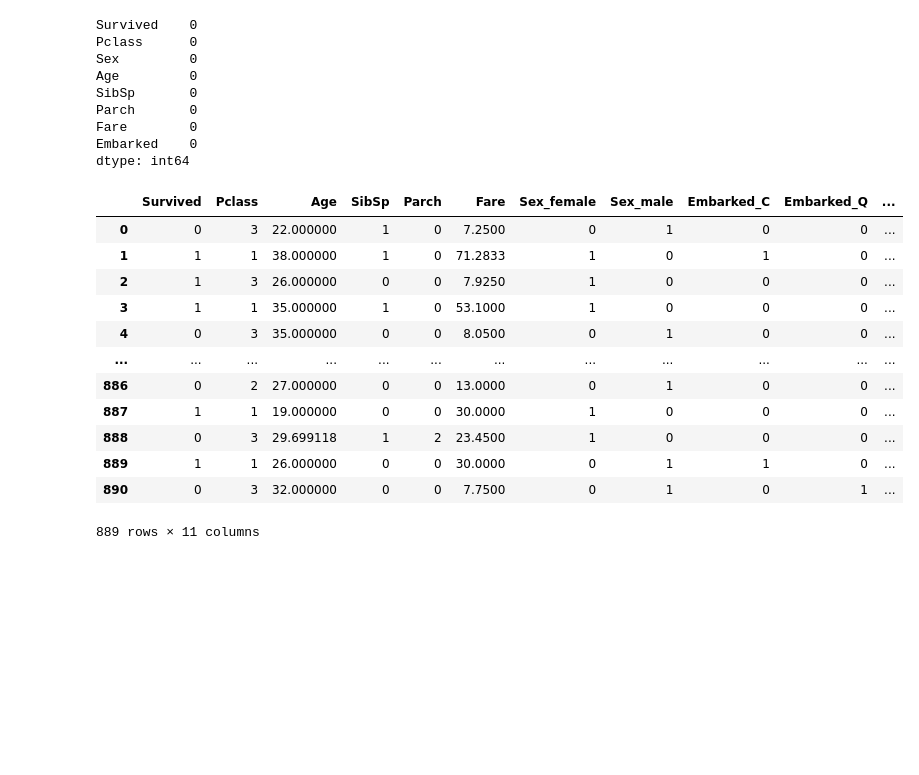
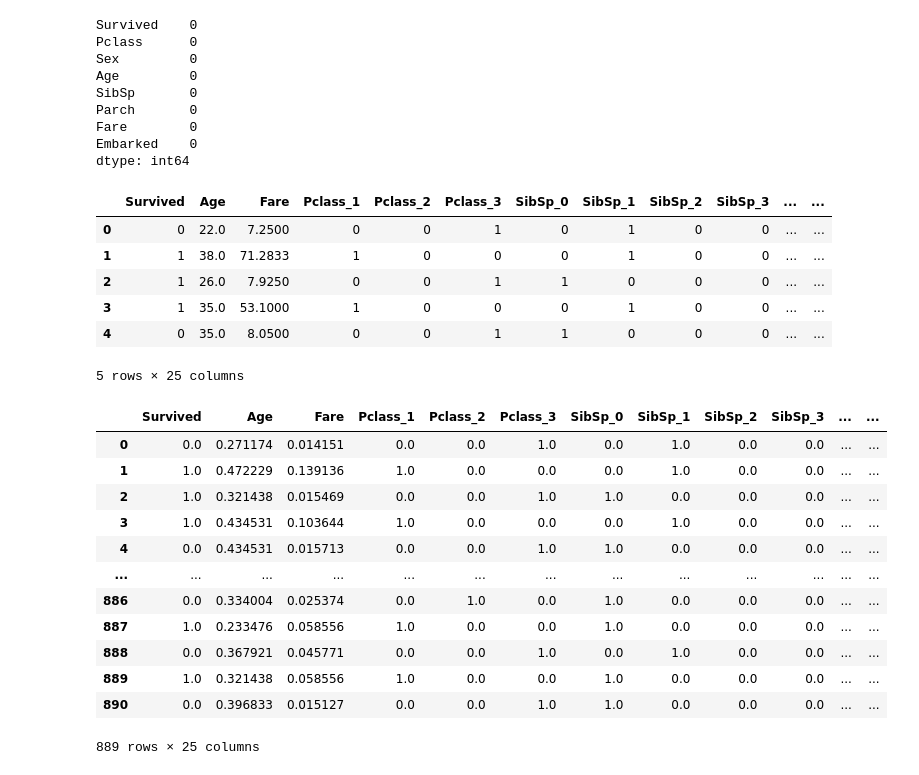
Before and after one commit to Insiares/simplon_datai_2025, a Jupyter notebook: regression_brief/Boosting/Train ML avec titanic.ipynb, the cells around one changed output. Drawn from its saved outputs; the diff is of its cells as text; code cells hidden in the pictures; blank space fills up the shorter version.

```diff
--- a/regression_brief/Boosting/Train ML avec titanic.ipynb
+++ b/regression_brief/Boosting/Train ML avec titanic.ipynb
@@ -69,19 +80,34 @@ Embarked    0
 dtype: int64
 # %%
 # beside fare and age, all others variables are categorical and should be encoded
-df= pd.get_dummies(df)
-df
+df= pd.get_dummies(data=df, columns=['Pclass', 'SibSp', 'Parch', 'Sex', 'Embarked'] )
+df.describe()
+df.head()
 # %% [output]
-|  | Survived | Pclass | Age | SibSp | Parch | Fare | Sex_female | Sex_male | Embarked_C | Embarked_Q | ... |
-| 0 | 0 | 3 | 22.000000 | 1 | 0 | 7.2500 | 0 | 1 | 0 | 0 | ... |
-| 1 | 1 | 1 | 38.000000 | 1 | 0 | 71.2833 | 1 | 0 | 1 | 0 | ... |
-| 2 | 1 | 3 | 26.000000 | 0 | 0 | 7.9250 | 1 | 0 | 0 | 0 | ... |
-| 3 | 1 | 1 | 35.000000 | 1 | 0 | 53.1000 | 1 | 0 | 0 | 0 | ... |
-| 4 | 0 | 3 | 35.000000 | 0 | 0 | 8.0500 | 0 | 1 | 0 | 0 | ... |
-| ... | ... | ... | ... | ... | ... | ... | ... | ... | ... | ... | ... |
-| 886 | 0 | 2 | 27.000000 | 0 | 0 | 13.0000 | 0 | 1 | 0 | 0 | ... |
-| 887 | 1 | 1 | 19.000000 | 0 | 0 | 30.0000 | 1 | 0 | 0 | 0 | ... |
-| 888 | 0 | 3 | 29.699118 | 1 | 2 | 23.4500 | 1 | 0 | 0 | 0 | ... |
-| 889 | 1 | 1 | 26.000000 | 0 | 0 | 30.0000 | 0 | 1 | 1 | 0 | ... |
-| 890 | 0 | 3 | 32.000000 | 0 | 0 | 7.7500 | 0 | 1 | 0 | 1 | ... |
+|  | Survived | Age | Fare | Pclass_1 | Pclass_2 | Pclass_3 | SibSp_0 | SibSp_1 | SibSp_2 | SibSp_3 | ... | ... |
+| 0 | 0 | 22.0 | 7.2500 | 0 | 0 | 1 | 0 | 1 | 0 | 0 | ... | ... |
+| 1 | 1 | 38.0 | 71.2833 | 1 | 0 | 0 | 0 | 1 | 0 | 0 | ... | ... |
+| 2 | 1 | 26.0 | 7.9250 | 0 | 0 | 1 | 1 | 0 | 0 | 0 | ... | ... |
+| 3 | 1 | 35.0 | 53.1000 | 1 | 0 | 0 | 0 | 1 | 0 | 0 | ... | ... |
+| 4 | 0 | 35.0 | 8.0500 | 0 | 0 | 1 | 1 | 0 | 0 | 0 | ... | ... |
-889 rows × 11 columns
+5 rows × 25 columns
+# %%
+# scaling data
+colonnes = df.columns
+scaler = MinMaxScaler()
+df[colonnes] = scaler.fit_transform(df)
+df
+# %% [output]
+|  | Survived | Age | Fare | Pclass_1 | Pclass_2 | Pclass_3 | SibSp_0 | SibSp_1 | SibSp_2 | SibSp_3 | ... | ... |
+| 0 | 0.0 | 0.271174 | 0.014151 | 0.0 | 0.0 | 1.0 | 0.0 | 1.0 | 0.0 | 0.0 | ... | ... |
+| 1 | 1.0 | 0.472229 | 0.139136 | 1.0 | 0.0 | 0.0 | 0.0 | 1.0 | 0.0 | 0.0 | ... | ... |
+| 2 | 1.0 | 0.321438 | 0.015469 | 0.0 | 0.0 | 1.0 | 1.0 | 0.0 | 0.0 | 0.0 | ... | ... |
+| 3 | 1.0 | 0.434531 | 0.103644 | 1.0 | 0.0 | 0.0 | 0.0 | 1.0 | 0.0 | 0.0 | ... | ... |
+| 4 | 0.0 | 0.434531 | 0.015713 | 0.0 | 0.0 | 1.0 | 1.0 | 0.0 | 0.0 | 0.0 | ... | ... |
+| ... | ... | ... | ... | ... | ... | ... | ... | ... | ... | ... | ... | ... |
+| 886 | 0.0 | 0.334004 | 0.025374 | 0.0 | 1.0 | 0.0 | 1.0 | 0.0 | 0.0 | 0.0 | ... | ... |
+| 887 | 1.0 | 0.233476 | 0.058556 | 1.0 | 0.0 | 0.0 | 1.0 | 0.0 | 0.0 | 0.0 | ... | ... |
+| 888 | 0.0 | 0.367921 | 0.045771 | 0.0 | 0.0 | 1.0 | 0.0 | 1.0 | 0.0 | 0.0 | ... | ... |
+| 889 | 1.0 | 0.321438 | 0.058556 | 1.0 | 0.0 | 0.0 | 1.0 | 0.0 | 0.0 | 0.0 | ... | ... |
+| 890 | 0.0 | 0.396833 | 0.015127 | 0.0 | 0.0 | 1.0 | 1.0 | 0.0 | 0.0 | 0.0 | ... | ... |
+889 rows × 25 columns
```
Also changed, not shown: parts of 15 cells of this notebook, 1 other file.
